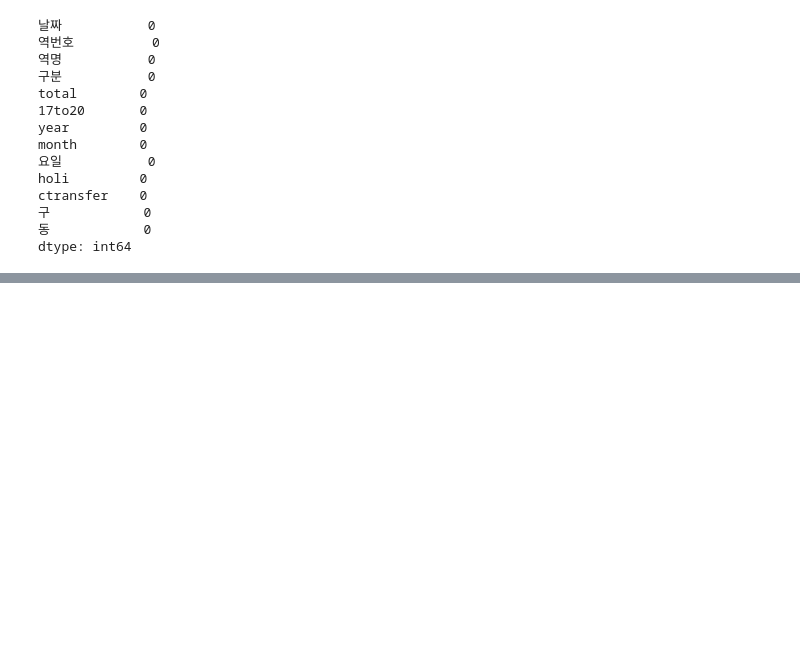
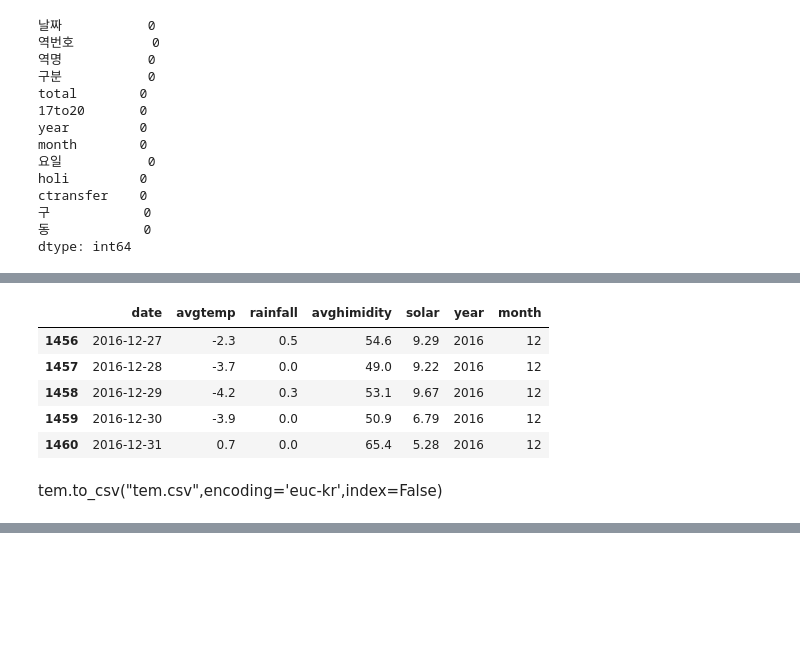
Before and after one commit to Seoheesu1/Regression, a Jupyter notebook: Preprocessing.ipynb, the cells around one changed output, grey strips where cells are left out. Saved outputs shown, nothing was run; the diff lists cells and outputs as text; code cells hidden in the pictures; blank space fills up the shorter version.

```diff
--- a/Preprocessing.ipynb
+++ b/Preprocessing.ipynb
@@ -666,0 +751,13 @@ dtype: int64
+# %%
+tem.rainfall=tem['rainfall'].fillna(0)
+# %%
+tem.tail(5)
+# %% [output]
+|  | date | avgtemp | rainfall | avghimidity | solar | year | month |
+| 1456 | 2016-12-27 | -2.3 | 0.5 | 54.6 | 9.29 | 2016 | 12 |
+| 1457 | 2016-12-28 | -3.7 | 0.0 | 49.0 | 9.22 | 2016 | 12 |
+| 1458 | 2016-12-29 | -4.2 | 0.3 | 53.1 | 9.67 | 2016 | 12 |
+| 1459 | 2016-12-30 | -3.9 | 0.0 | 50.9 | 6.79 | 2016 | 12 |
+| 1460 | 2016-12-31 | 0.7 | 0.0 | 65.4 | 5.28 | 2016 | 12 |
+# %% [markdown]
+tem.to_csv("tem.csv",encoding='euc-kr',index=False)
```
Also changed, not shown: parts of 20 cells of this notebook.
